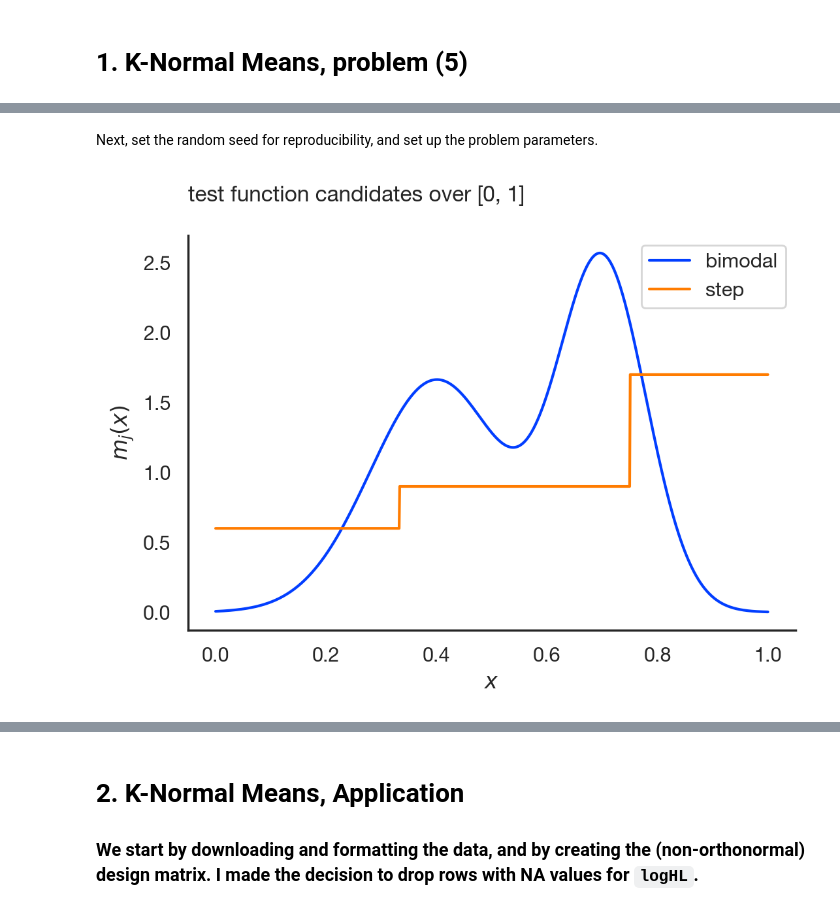
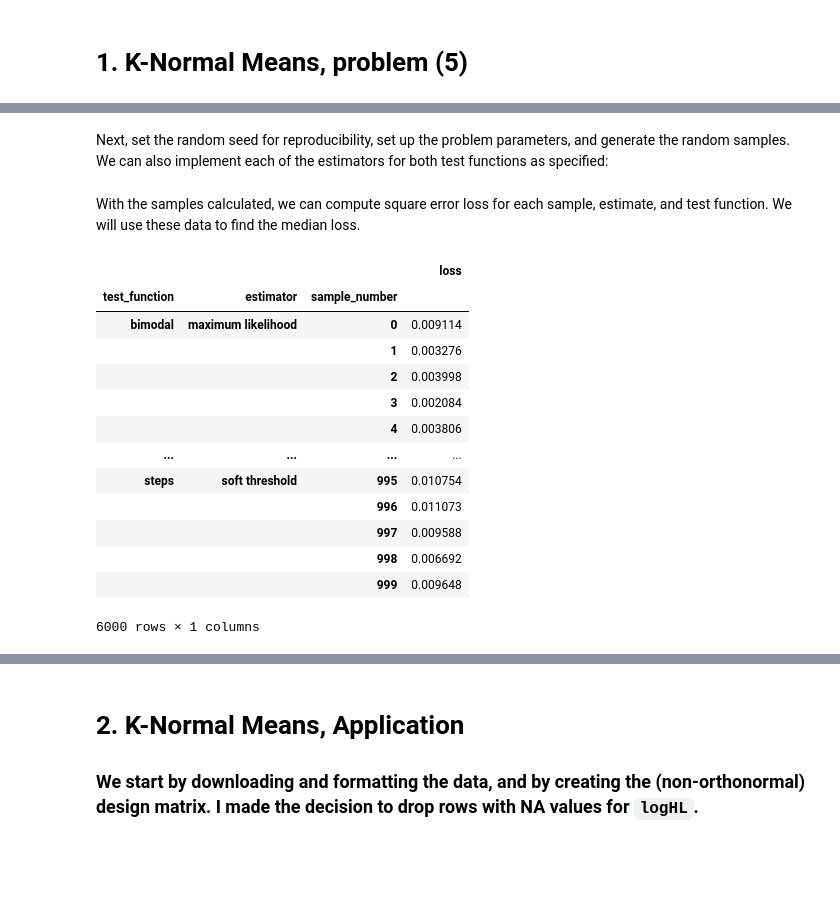
Before and after one commit to satejsoman/econ240a-regression, a Jupyter notebook: ECON240A_H2_pset3.ipynb, the cells around one changed output, grey strips where cells are left out. Cells and saved outputs as stored; diff of their text form; code cells hidden in the pictures; blank space fills up the shorter version.

```diff
--- a/ECON240A_H2_pset3.ipynb
+++ b/ECON240A_H2_pset3.ipynb
@@ -47,51 +53,22 @@ First, let's set up the cosine basis elements, as well as the bimodal and steps
 # %%
 def ϕ(k, x):
     """ kth basis element of the cosine orthonormal system """
-    return np.sqrt(2) * np.cos(np.pi * (k-1) * x[:, None])
+    return (np.sqrt(2) ** (k > 1)) * np.cos(π * (k-1) * x[:, None])
 
+μ_1, σ_1 = 0.4, 0.12
 μ_2, σ_2 = 0.7, 0.08
-μ_1, σ_1 = 0.4, 0.12
 mode_1 = stats.norm(μ_1, σ_1)
 mode_2 = stats.norm(μ_2, σ_2)
-def mb(x, mode_1 = mode_1, mode_2 = mode_2):
+def mb(x: np.array) -> np.array:
     """ bimodal test function """
     return (mode_1.pdf(x) + mode_2.pdf(x))/2
 
-def ms(x):
+def ms(x: np.array) -> np.array:
     """ steps test function """
-    return (
-        0.6 * ((0   <= x) & (x <  1/3)) +
-        0.9 * ((1/3 <= x) & (x <  3/4)) +
-        1.7 * ((3/4 <= x) & (x <= 1))
-    )
+    return (0.6 * ((0   <= x) & (x <  1/3)) +
+            0.9 * ((1/3 <= x) & (x <  3/4)) +
+            1.7 * ((3/4 <= x) & (x <= 1))   )
+
+m = {s: ms, b: mb}
 # %% [markdown]
-Next, set the random seed for reproducibility, and set up the problem parameters.
+Next, set the random seed for reproducibility, set up the problem parameters, and generate the random samples. We can also implement each of the estimators for both test functions as specified:
-# %%
-np.random.seed(0)
-t = 1000 # number of samples
-N = 1000 # sample size
-σ = 1/2
-K = 20
-
-X = np.arange(1, N+1)/(N+1)
-U = stats.norm.rvs(size = (t, N))
-
-Y = lambda m, x, u: m(x) + σ*u
-Z = lambda k, x, y: np.mean(ϕ(k, x) * y)
-
-Yb = Y(mb, X, U)
-Ys = Y(ms, X, U)
-
-Zb = [Z(k, X, Yb) for k in range(1, K+1)]
-Zs = [Z(k, X, Ys) for k in range(1, K+1)]
-
-x = np.linspace(0, 1, 1000)
-plt.plot(x , mb(x), label = "bimodal")
-plt.plot(x , ms(x), label = "step")
-plt.ylabel("$m_j(x)$")
-plt.xlabel("$x$")
-plt.title("test function candidates over [0, 1]\n", loc = "left")
-plt.legend()
-plt.show()
-# %% [output]
-[figure, removed]
@@ -97,0 +110,26 @@ plt.show()
+# %% [markdown]
+With the samples calculated, we can compute square error loss for each sample, estimate, and test function. We will use these data to find the median loss.
+# %%
+est_loss = pd.concat([
+    pd.DataFrame((((m̂[j, e] - m[j](X)[:, None]) ** 2).mean(axis = 0)))\
+        .reset_index()\
+        .assign(test_function = j, estimator = e)
+    for (j, e) in m̂.keys()])\
+    .rename(columns = {0: "loss", "index": "sample_number"})\
+    .set_index((["test_function", "estimator", "sample_number"]))
+(est_loss)
+# %% [output]
+|  |  |  | loss |
+| test_function | estimator | sample_number |  |
+| bimodal | maximum likelihood | 0 | 0.009114 |
+|  |  | 1 | 0.003276 |
+|  |  | 2 | 0.003998 |
+|  |  | 3 | 0.002084 |
+|  |  | 4 | 0.003806 |
+| ... | ... | ... | ... |
+| steps | soft threshold | 995 | 0.010754 |
+|  |  | 996 | 0.011073 |
+|  |  | 997 | 0.009588 |
+|  |  | 998 | 0.006692 |
+|  |  | 999 | 0.009648 |
+6000 rows × 1 columns
```
Also changed, not shown: parts of 16 cells of this notebook.
